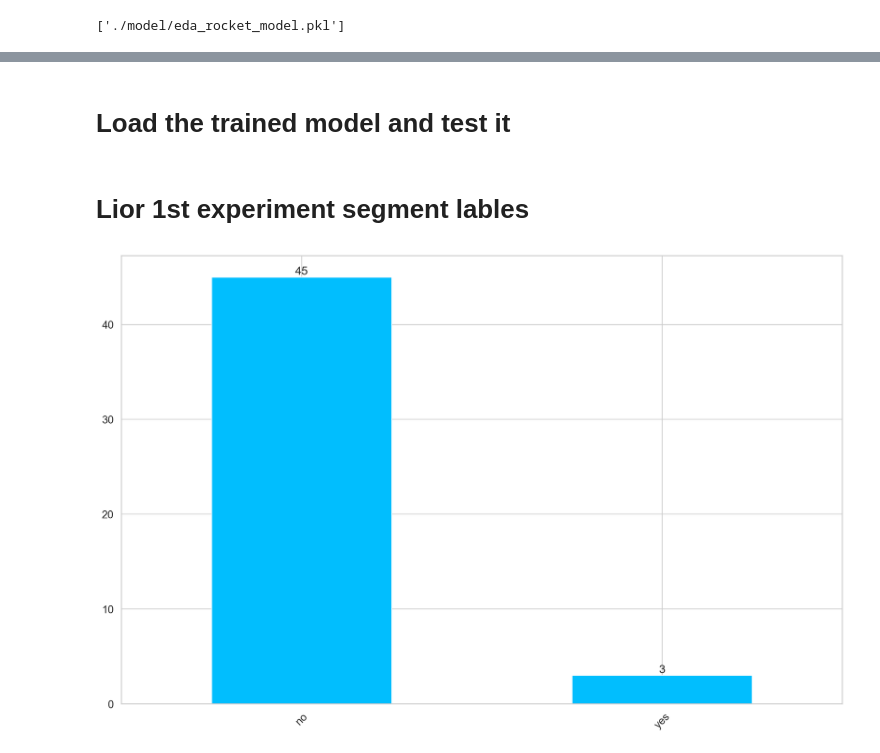
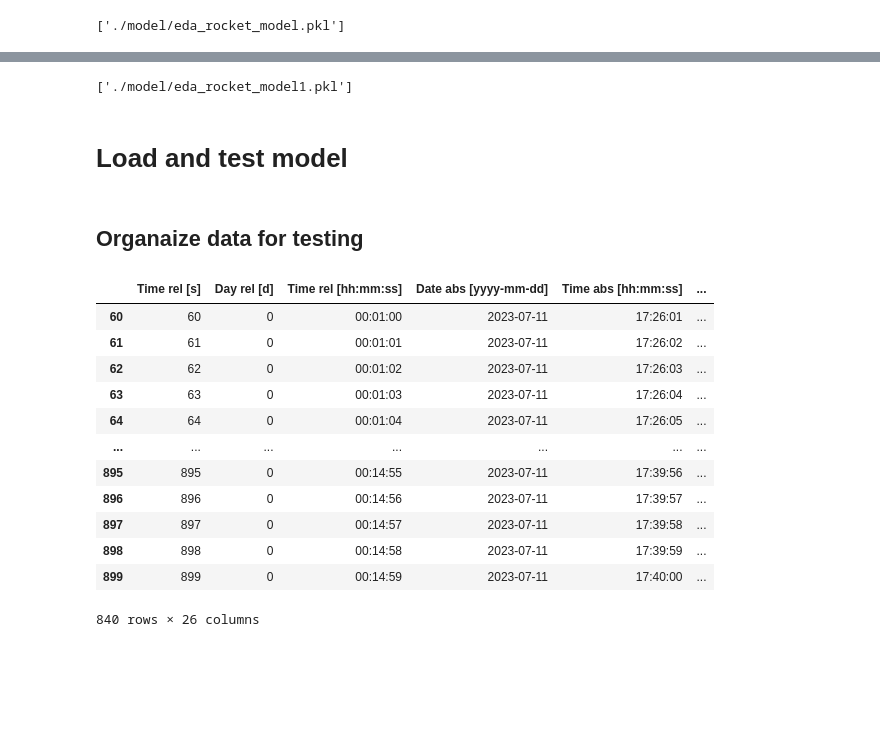
Before and after one commit to lior199707/Robot_Classifiers, a Jupyter notebook: eda_rocket/eda_rocket_model_notebook.ipynb, the cells around one changed output, grey strips where cells are left out. Cells and saved outputs as stored; diff of their text form; code cells hidden in the pictures; blank space fills up the shorter version.

```diff
--- a/eda_rocket/eda_rocket_model_notebook.ipynb
+++ b/eda_rocket/eda_rocket_model_notebook.ipynb
@@ -228,13 +454,34 @@ joblib.dump(clf, full_model_path)
+# %%
+# Specify the directory and filename where you want to save the model
+save_directory = './model/'
+model_filename = 'eda_rocket_model1.pkl'
+
+# Combine the directory and filename to create the full file path
+full_model_path = os.path.join(save_directory, model_filename)
+
+# Save the trained model to the specified directory
+joblib.dump(clf1, full_model_path)
+# %% [output]
+['./model/eda_rocket_model1.pkl']
 # %% [markdown]
-# Load the trained model and test it
+# Load and test model
-# %% [markdown]
-# Lior 1st experiment segment lables
-# %%
-ay = Y_train.label.value_counts().plot(kind="bar")
-# Add labels to the bars
-for p in ay.patches:
-    ay.annotate(str(p.get_height()), (p.get_x() + p.get_width() / 2, p.get_height()), ha='center', va='bottom')
-plt.xticks(rotation=45)
-plt.show()
-# %% [output]
-[figure, removed]
+# %% [markdown]
+## Organaize data for testing
+# %%
+test_data = pd.read_csv("test_data/EDA_vlad_2_results.csv")
+test_data = test_data[60:]
+test_data
+# %% [output]
+|  | Time rel [s] | Day rel [d] | Time rel [hh:mm:ss] | Date abs [yyyy-mm-dd] | Time abs [hh:mm:ss] | ... |
+| 60 | 60 | 0 | 00:01:00 | 2023-07-11 | 17:26:01 | ... |
+| 61 | 61 | 0 | 00:01:01 | 2023-07-11 | 17:26:02 | ... |
+| 62 | 62 | 0 | 00:01:02 | 2023-07-11 | 17:26:03 | ... |
+| 63 | 63 | 0 | 00:01:03 | 2023-07-11 | 17:26:04 | ... |
+| 64 | 64 | 0 | 00:01:04 | 2023-07-11 | 17:26:05 | ... |
+| ... | ... | ... | ... | ... | ... | ... |
+| 895 | 895 | 0 | 00:14:55 | 2023-07-11 | 17:39:56 | ... |
+| 896 | 896 | 0 | 00:14:56 | 2023-07-11 | 17:39:57 | ... |
+| 897 | 897 | 0 | 00:14:57 | 2023-07-11 | 17:39:58 | ... |
+| 898 | 898 | 0 | 00:14:58 | 2023-07-11 | 17:39:59 | ... |
+| 899 | 899 | 0 | 00:14:59 | 2023-07-11 | 17:40:00 | ... |
+840 rows × 26 columns
```
Also changed, not shown: parts of 45 cells of this notebook, 12 other files.
